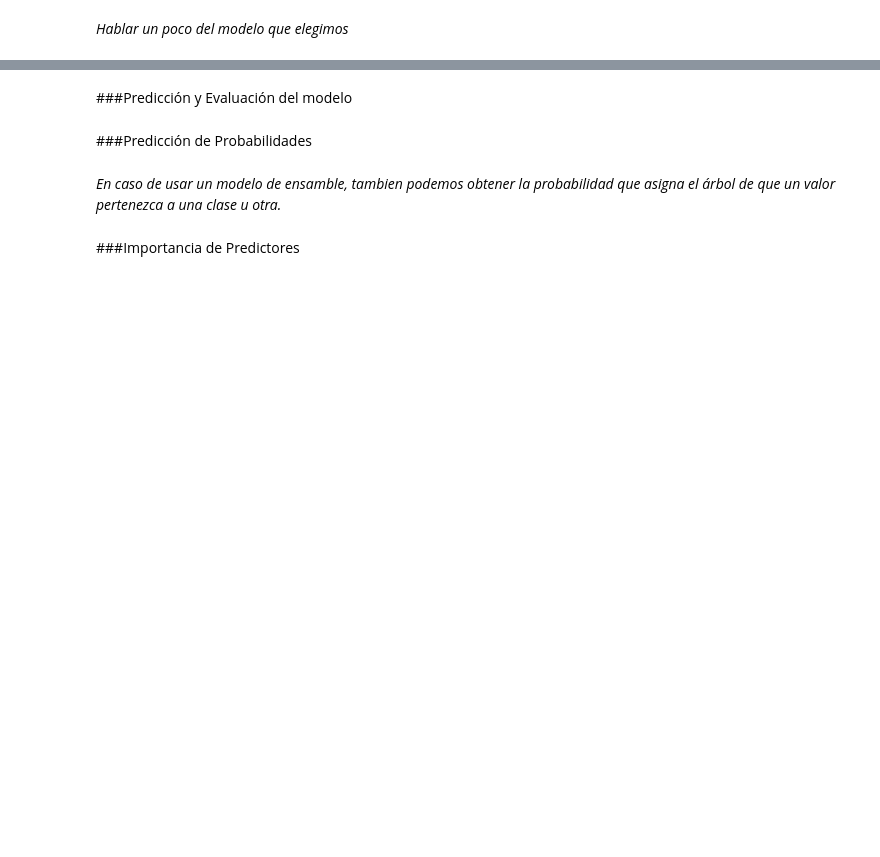
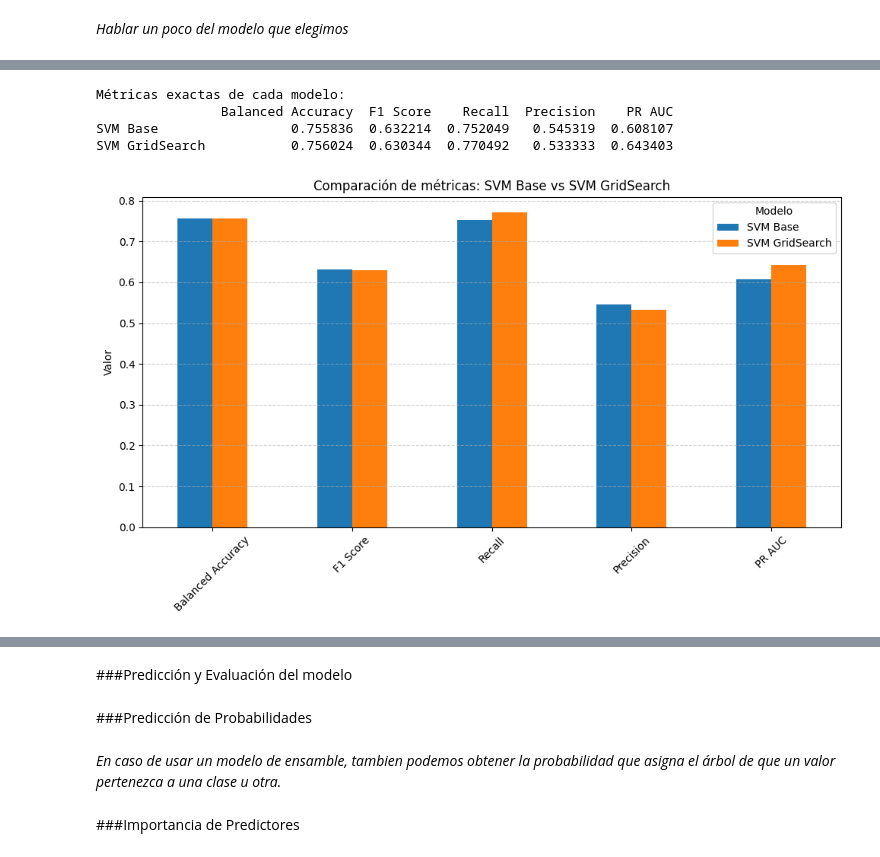
Before and after one commit to LeoKele/proyecto_lab_cs_datos_streamlit, a Jupyter notebook: TP_FINAL.ipynb, the cells around one changed output, grey strips where cells are left out. Saved outputs shown, nothing was run; the diff lists cells and outputs as text; code cells hidden in the pictures; blank space fills up the shorter version.

```diff
--- a/TP_FINAL.ipynb
+++ b/TP_FINAL.ipynb
@@ -247,7 +235,8 @@ df_inicial['Churn'] = df_inicial['Churn'].replace({'Yes': 1, 'No': 0})
 X_train, X_test, y_train, y_test = train_test_split(
                                         df_inicial.drop(columns = 'Churn'),
                                         df_inicial['Churn'],
-                                        random_state = 22
+                                        random_state = 22,
+                                        test_size=0.25
                                     )
 # %%
 # Evaluamos los modelos inciales
@@ -274,9 +263,9 @@ Parameters: { "use_label_encoder" } are not used.
 | 5 | Random Forest | 0.662669 | 0.503704 | 0.418033 | 0.633540 | 0.609118 |
 | 6 | SVM_rbf | 0.621529 | 0.464738 | 0.526639 | 0.415858 | 0.505014 |
 # %%
-#Guardo los resultados en un pickle
-with open('resultados_iniciales.pkl', 'wb') as f:
-    pickle.dump(df_resultados, f)
+# #Guardo los resultados en un pickle
+# with open('resultados_iniciales.pkl', 'wb') as f:
+#     pickle.dump(df_resultados, f)
 # %% [markdown]
 ### Fase 2 - Comparación con estandarización
 # %% [markdown]
@@ -343,8 +332,8 @@ df_resultados_std
 | 2 | STD - SVM_linear | 0.738570 | 0.604900 | 0.809426 | 0.482885 | 0.621324 |
 # %%
 #Guardo los resultados en un pickle
-with open('resultados_iniciales_estandarizados.pkl', 'wb') as f:
-    pickle.dump(df_resultados_std, f)
+# with open('resultados_iniciales_estandarizados.pkl', 'wb') as f:
+#     pickle.dump(df_resultados_std, f)
 # %% [markdown]
 ---
 # %% [markdown]
@@ -583,0 +717,46 @@ df_resultados
+# %%
+# Extraer métricas del modelo final (entrenado con GridSearchCV)
+metricas_final = {
+    'Balanced Accuracy': balanced_acc_final,
+    'F1 Score': f1_final,
+    'Recall': recall_final,
+    'Precision': precision_final,
+    'PR AUC': pr_auc_final
+}
+
+# Extraer métricas del modelo base SVM_rbf estandarizado (de df_resultados_std)
+# Buscamos la fila correspondiente al modelo 'STD - SVM_rbf'
+metricas_base_row = df_resultados_std[df_resultados_std['Modelo'] == 'STD - SVM_rbf'].iloc[0]
+metricas_base = {
+    'Balanced Accuracy': metricas_base_row['Balanced Accuracy'],
+    'F1 Score': metricas_base_row['F1 Score'],
+    'Recall': metricas_base_row['Recall'],
+    'Precision': metricas_base_row['Precision'],
+    'PR AUC': metricas_base_row['PR AUC']
+}
+
+# Mostrar las métricas exactas en formato tabla
+df_metricas = pd.DataFrame([metricas_base, metricas_final], index=['SVM Base', 'SVM GridSearch'])
+print("Métricas exactas de cada modelo:")
+print(df_metricas)
+
+# Crear DataFrame para comparar
+import matplotlib.pyplot as plt
+
+df_comparacion = pd.DataFrame([metricas_base, metricas_final], index=['SVM Base', 'SVM GridSearch'])
+
+# Plot
+df_comparacion.T.plot(kind='bar', figsize=(10,6))
+plt.title('Comparación de métricas: SVM Base vs SVM GridSearch')
+plt.ylabel('Valor')
+plt.xticks(rotation=45)
+plt.legend(title='Modelo')
+plt.grid(axis='y', linestyle='--', alpha=0.6)
+plt.tight_layout()
+plt.show()
+# %% [output]
+Métricas exactas de cada modelo:
+                Balanced Accuracy  F1 Score    Recall  Precision    PR AUC
+SVM Base                 0.755836  0.632214  0.752049   0.545319  0.608107
+SVM GridSearch           0.756024  0.630344  0.770492   0.533333  0.643403
+[figure, added]
```
Also changed, not shown: parts of 31 cells of this notebook, 14 other files.
